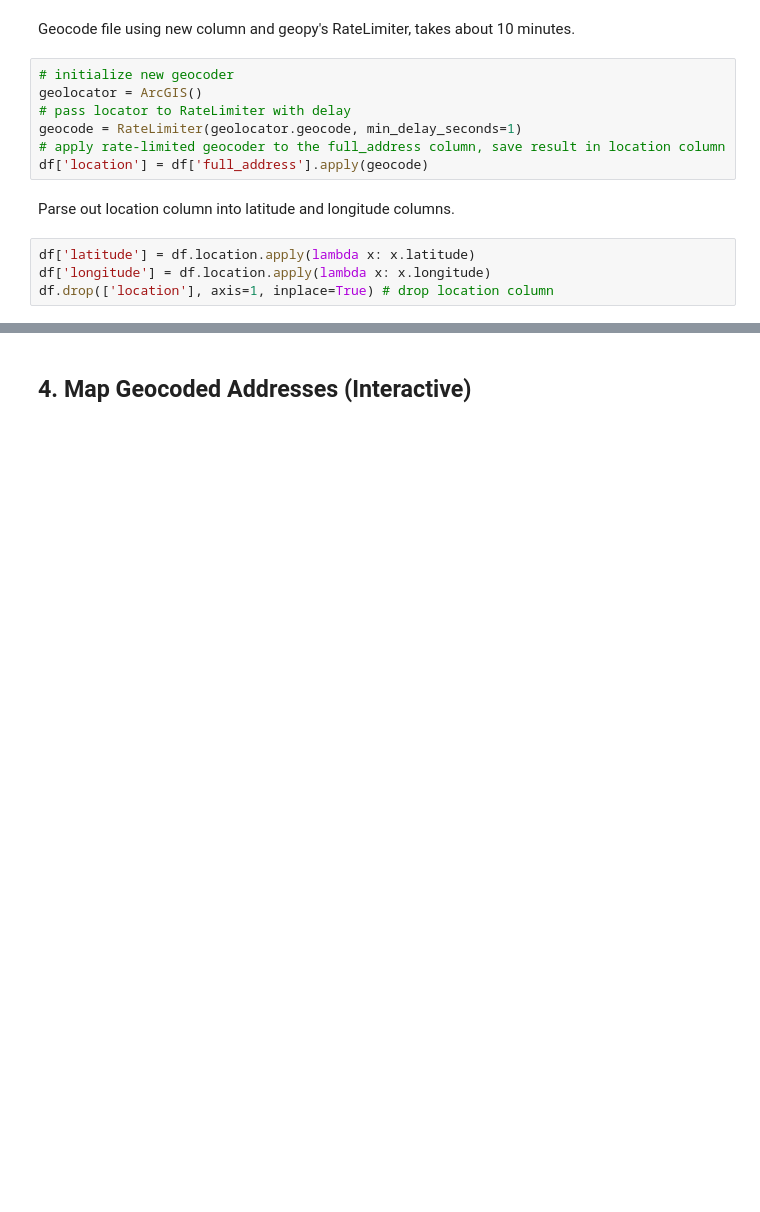
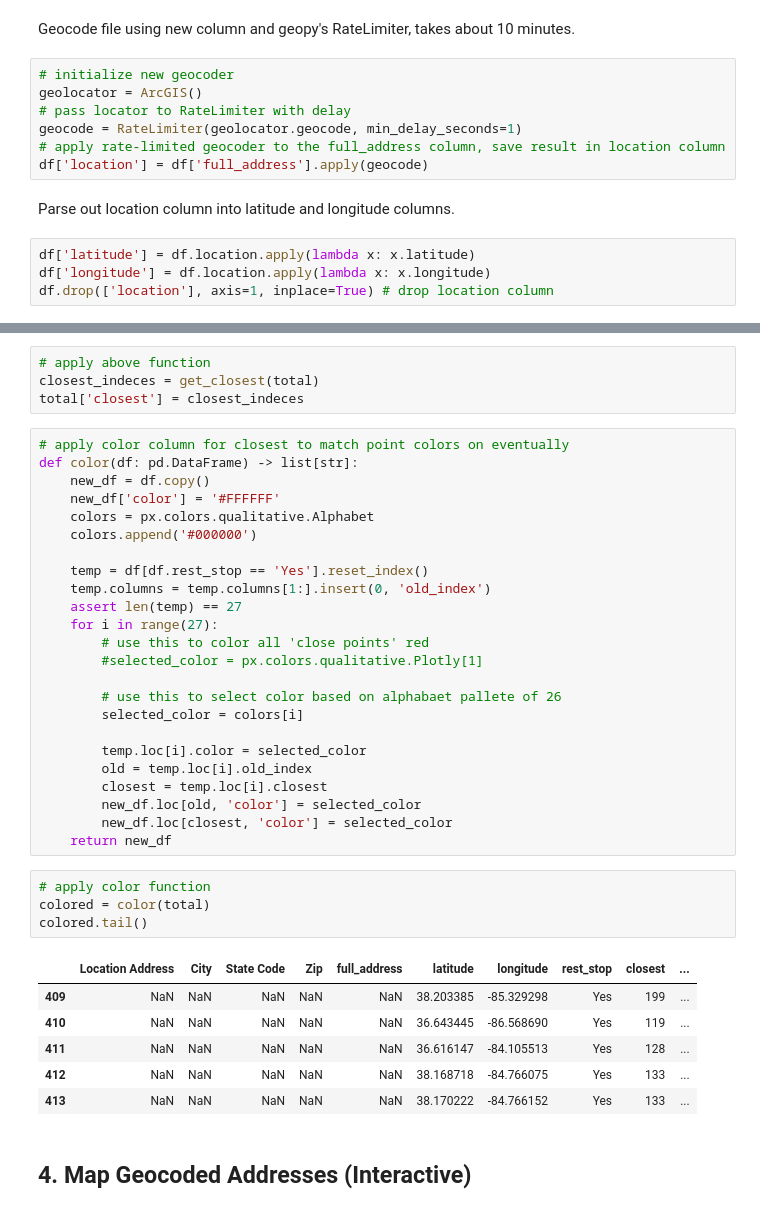
Before and after one commit to UK-IPOP/exploratory-analysis, a Jupyter notebook: notebooks/geocoding.ipynb, the cells around one changed output, grey strips where cells are left out. Cells and saved outputs as stored; diff of their text form; blank space fills up the shorter version.

```diff
--- a/notebooks/geocoding.ipynb
+++ b/notebooks/geocoding.ipynb
@@ -118,3 +151,42 @@ df.drop(['location'], axis=1, inplace=True) # drop location column
+# %%
+# apply above function
+closest_indeces = get_closest(total)
+total['closest'] = closest_indeces
+# %%
+# apply color column for closest to match point colors on eventually
+def color(df: pd.DataFrame) -> list[str]:
+    new_df = df.copy()
+    new_df['color'] = '#FFFFFF'
+    colors = px.colors.qualitative.Alphabet
+    colors.append('#000000')
+
+    temp = df[df.rest_stop == 'Yes'].reset_index()
+    temp.columns = temp.columns[1:].insert(0, 'old_index')
+    assert len(temp) == 27
+    for i in range(27):
+        # use this to color all 'close points' red
+        #selected_color = px.colors.qualitative.Plotly[1]
+
+        # use this to select color based on alphabaet pallete of 26
+        selected_color = colors[i]
+
+        temp.loc[i].color = selected_color
+        old = temp.loc[i].old_index
+        closest = temp.loc[i].closest
+        new_df.loc[old, 'color'] = selected_color
+        new_df.loc[closest, 'color'] = selected_color
+    return new_df
+# %%
+# apply color function
+colored = color(total)
+colored.tail()
+# %% [output]
+|  | Location Address | City | State Code | Zip | full_address | latitude | longitude | rest_stop | closest | ... |
+| 409 | NaN | NaN | NaN | NaN | NaN | 38.203385 | -85.329298 | Yes | 199 | ... |
+| 410 | NaN | NaN | NaN | NaN | NaN | 36.643445 | -86.568690 | Yes | 119 | ... |
+| 411 | NaN | NaN | NaN | NaN | NaN | 36.616147 | -84.105513 | Yes | 128 | ... |
+| 412 | NaN | NaN | NaN | NaN | NaN | 38.168718 | -84.766075 | Yes | 133 | ... |
+| 413 | NaN | NaN | NaN | NaN | NaN | 38.170222 | -84.766152 | Yes | 133 | ... |
 # %% [markdown]
 ## 4. Map Geocoded Addresses (Interactive)
 # %%
```
Also changed, not shown: parts of 14 cells of this notebook, 4 other files.
